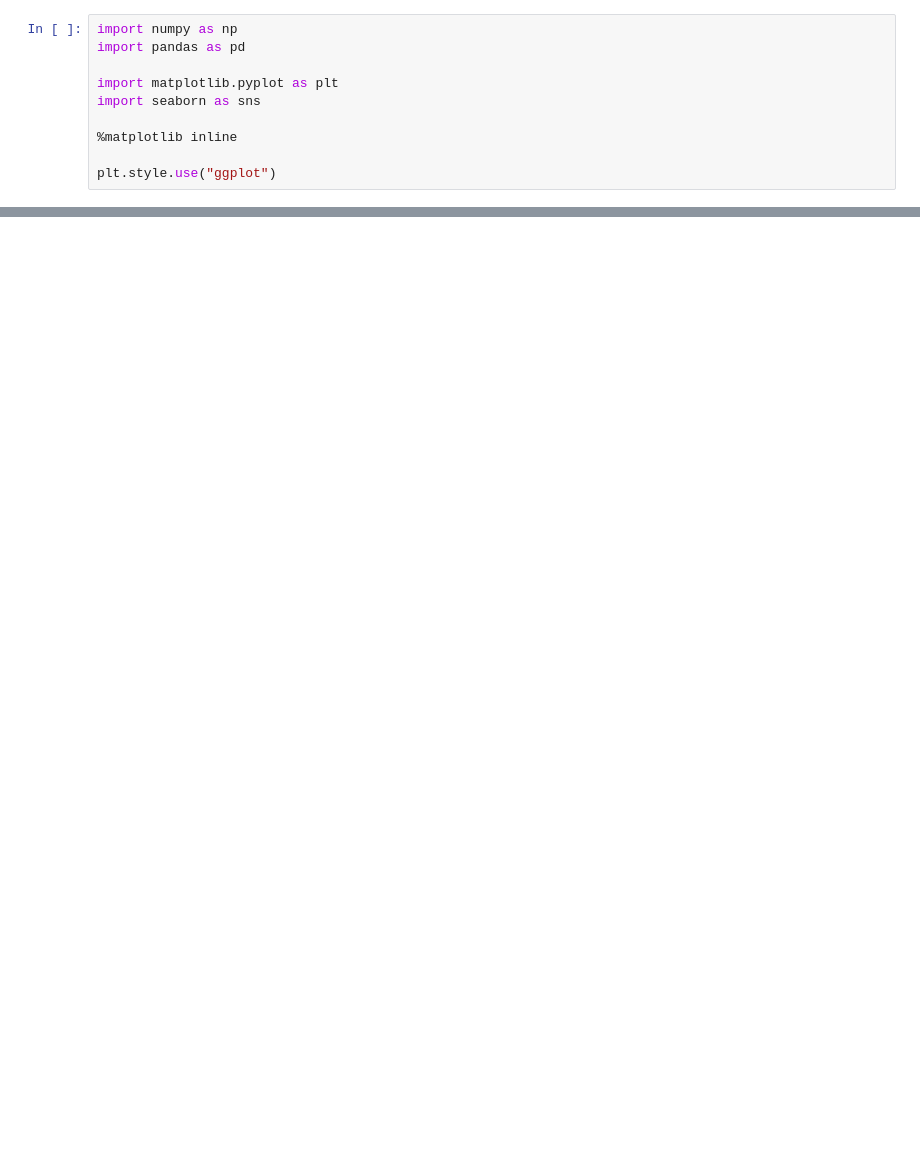
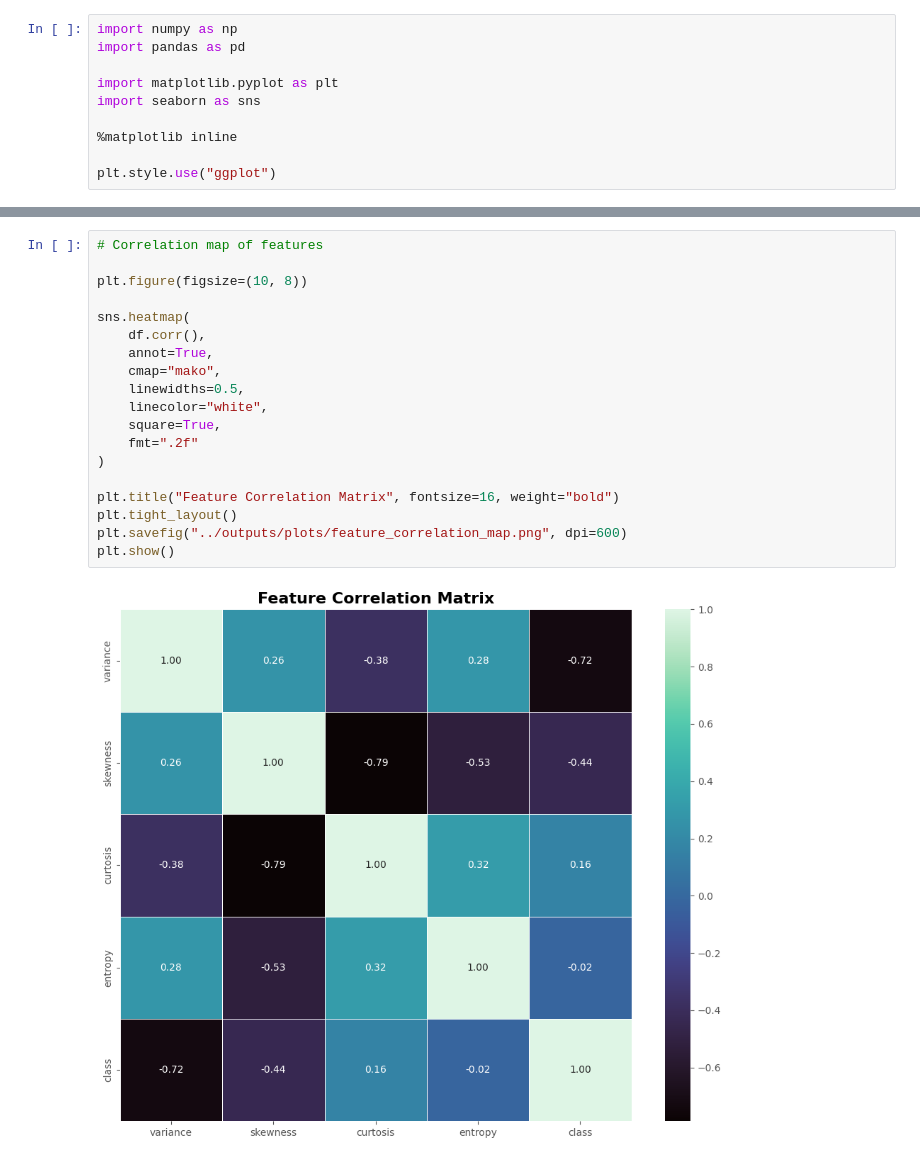
Before and after one commit to nzoopxw/deep-learning-lab-sem5, a Jupyter notebook: Lab-01/notebooks/experiment1.ipynb, the cells around one changed output, grey strips where cells are left out. Cells and saved outputs as stored; diff of their text form; blank space fills up the shorter version.

```diff
--- a/Lab-01/notebooks/experiment1.ipynb
+++ b/Lab-01/notebooks/experiment1.ipynb
@@ -18,0 +87,21 @@ FileNotFoundError: [Errno 2] No such file or directory: 'data_banknote_authentic
+# %%
+# Correlation map of features
+
+plt.figure(figsize=(10, 8))
+
+sns.heatmap(
+    df.corr(),
+    annot=True,
+    cmap="mako",
+    linewidths=0.5,
+    linecolor="white",
+    square=True,
+    fmt=".2f"
+)
+
+plt.title("Feature Correlation Matrix", fontsize=16, weight="bold")
+plt.tight_layout()
+plt.savefig("../outputs/plots/feature_correlation_map.png", dpi=600)
+plt.show()
+# %% [output]
+[figure, added]
```
Also changed, not shown: parts of 9 cells of this notebook, 22 other files.
